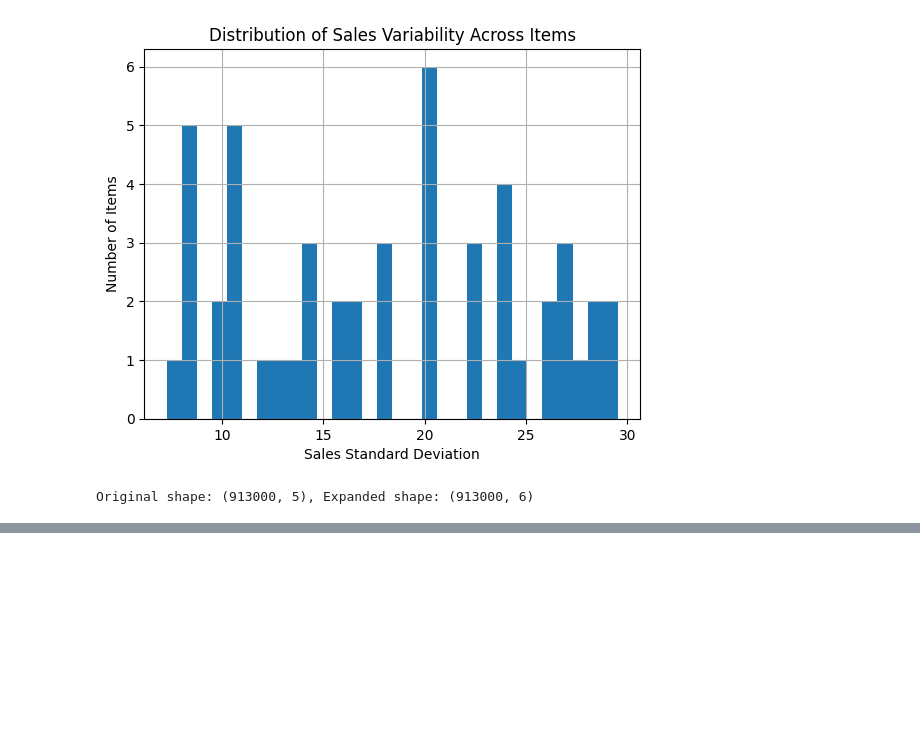
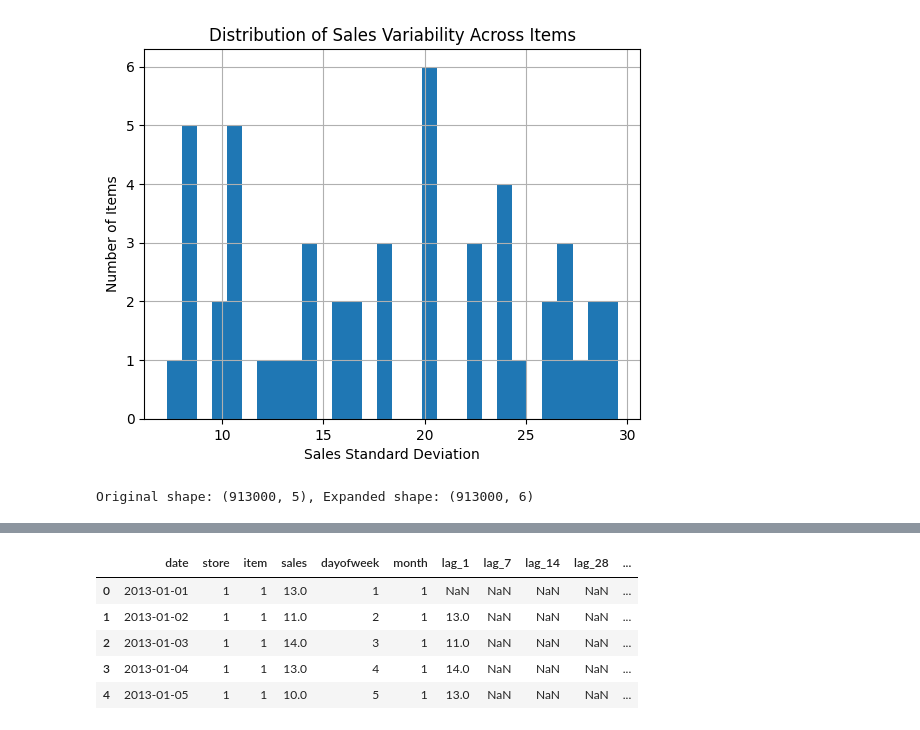
Before and after one commit to Harsha081459/Retail-Demand-Forecasting, a Jupyter notebook: notebook.ipynb, the cells around one changed output, grey strips where cells are left out. Drawn from its saved outputs; the diff is of its cells as text; code cells hidden in the pictures; blank space fills up the shorter version.

```diff
--- a/notebook.ipynb
+++ b/notebook.ipynb
@@ -183,0 +249,32 @@ Original shape: (913000, 5), Expanded shape: (913000, 6)
+# %%
+# rolling mean features
+
+df_final["roll_mean_7"] = (
+    df_final
+    .groupby(["store", "item"])["sales"]
+    .shift(1)
+    .rolling(7)
+    .mean()
+)
+
+df_final["roll_mean_14"] = (
+    df_final
+    .groupby(["store", "item"])["sales"]
+    .shift(1)
+    .rolling(14)
+    .mean()
+)
+# %%
+# rollong std features
+
+df_final["roll_std_7"] = (
+    df_final
+    .groupby(["store", "item"])["sales"]
+    .shift(1)
+    .rolling(7)
+    .std()
+)
+
+df_final[(df_final["store"] == 1) & (df_final["item"] == 1)][
+    ["date", "sales", "lag_7", "roll_mean_7", "roll_std_7"]
+].tail(10)
@@ -183,0 +293,9 @@ Original shape: (913000, 5), Expanded shape: (913000, 6)
+# %%
+df_final.head()
+# %% [output]
+|  | date | store | item | sales | dayofweek | month | lag_1 | lag_7 | lag_14 | lag_28 | ... |
+| 0 | 2013-01-01 | 1 | 1 | 13.0 | 1 | 1 | NaN | NaN | NaN | NaN | ... |
+| 1 | 2013-01-02 | 1 | 1 | 11.0 | 2 | 1 | 13.0 | NaN | NaN | NaN | ... |
+| 2 | 2013-01-03 | 1 | 1 | 14.0 | 3 | 1 | 11.0 | NaN | NaN | NaN | ... |
+| 3 | 2013-01-04 | 1 | 1 | 13.0 | 4 | 1 | 14.0 | NaN | NaN | NaN | ... |
+| 4 | 2013-01-05 | 1 | 1 | 10.0 | 5 | 1 | 13.0 | NaN | NaN | NaN | ... |
```
Also changed, not shown: parts of 9 cells of this notebook.
